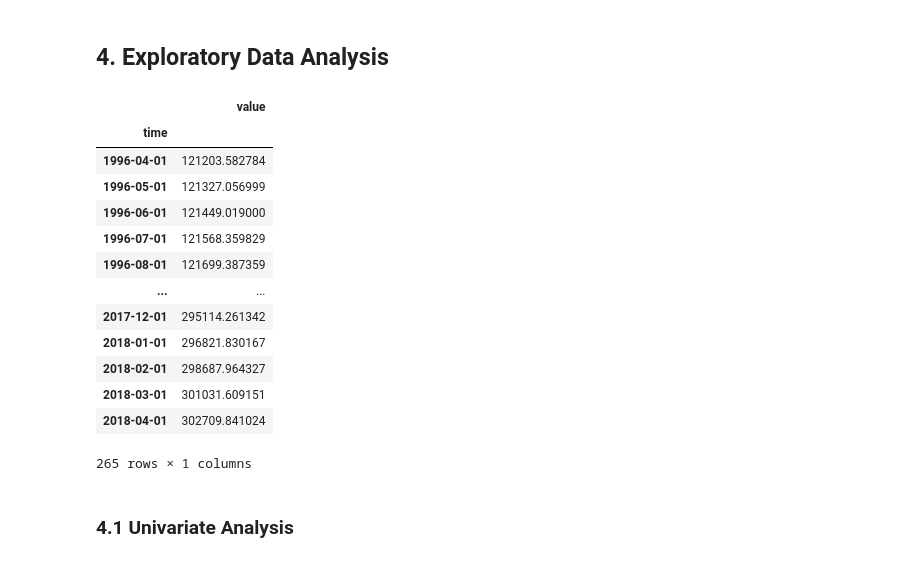
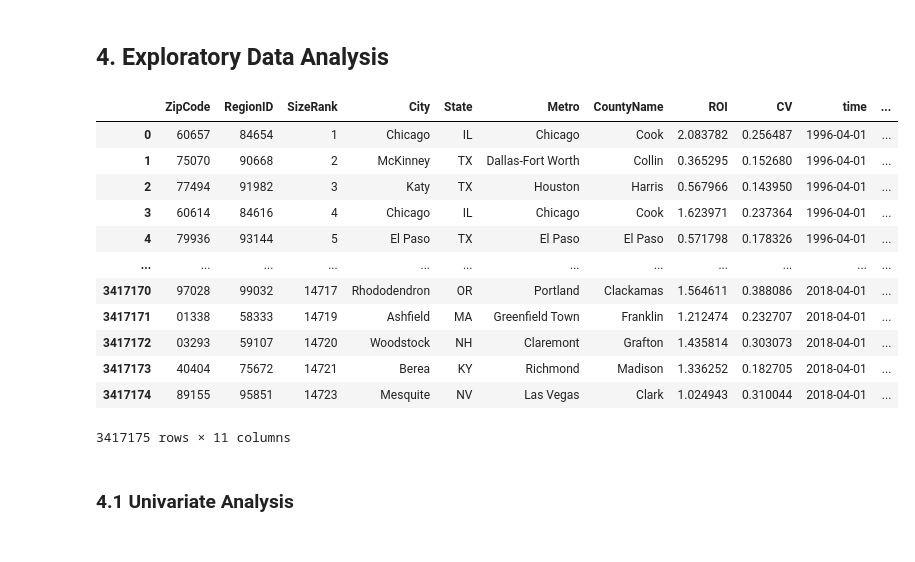
Before and after one commit to HersiYussuf/Phase-5-Project, a Jupyter notebook: Untitled.ipynb, the cells around one changed output. Drawn from its saved outputs; the diff is of its cells as text; code cells hidden in the pictures.

Commit message:
univariate analysis

```diff
--- a/Untitled.ipynb
+++ b/Untitled.ipynb
@@ -264,0 +265,3 @@ pandas.core.frame.DataFrame
+# %%
+# The zipcodes need to be 5 digits long, so a zero will be added to the ones that have four digits
+df['ZipCode'] = df['ZipCode'].str.zfill(5)
@@ -264,0 +271,15 @@ pandas.core.frame.DataFrame
+# %%
+# Calculating and creating a new column - ROI
+df['ROI'] = (df['2018-04'] / df['1996-04']) - 1
+
+# Calculating standard deviation (std) to be used for CV
+df["std"] = df.loc[:, "1996-04":"2018-04"].std(skipna=True, axis=1)
+
+# Calculating mean to be used for CV
+df["mean"] = df.loc[:, "1996-04":"2018-04"].mean(skipna=True, axis=1)
+
+# Calculating and creating a new column - CV
+df["CV"] = df['std'] / df["mean"]
+
+# Dropping std and mean columns as they are not necessary for analysis
+df.drop(["std", "mean"], inplace=True, axis=1)
@@ -265,30 +302,31 @@ pandas.core.frame.DataFrame
 # %% [markdown]
 ## 4. Exploratory Data Analysis
+# %%
+melted_df = df.copy()
 # %%
 def melt_data(df):
 
-    melted = pd.melt(df, id_vars=['ZipCode', 'RegionID', 'SizeRank', 'City', 'State', 'Metro', 'CountyName'], var_name='time')
+    melted = pd.melt(df, id_vars=['ZipCode', 'RegionID', 'SizeRank', 'City', 'State', 'Metro', 'CountyName','ROI','CV'], var_name='time')
     melted['time'] = pd.to_datetime(melted['time'], infer_datetime_format=True)
     melted = melted.dropna(subset=['value'])
-    return melted.groupby('time').aggregate({'value':'mean'})
+    return melted #.groupby('time').aggregate({'value':'mean'})
 
-melted_df = melt_data(df)
+melted_df = melt_data(melted_df)
 melted_df
 # %% [output]
-|  | value |
-| time |  |
-| 1996-04-01 | 121203.582784 |
-| 1996-05-01 | 121327.056999 |
-| 1996-06-01 | 121449.019000 |
-| 1996-07-01 | 121568.359829 |
-| 1996-08-01 | 121699.387359 |
-| ... | ... |
-| 2017-12-01 | 295114.261342 |
-| 2018-01-01 | 296821.830167 |
-| 2018-02-01 | 298687.964327 |
-| 2018-03-01 | 301031.609151 |
-| 2018-04-01 | 302709.841024 |
+|  | ZipCode | RegionID | SizeRank | City | State | Metro | CountyName | ROI | CV | time | ... |
+| 0 | 60657 | 84654 | 1 | Chicago | IL | Chicago | Cook | 2.083782 | 0.256487 | 1996-04-01 | ... |
+| 1 | 75070 | 90668 | 2 | McKinney | TX | Dallas-Fort Worth | Collin | 0.365295 | 0.152680 | 1996-04-01 | ... |
+| 2 | 77494 | 91982 | 3 | Katy | TX | Houston | Harris | 0.567966 | 0.143950 | 1996-04-01 | ... |
+| 3 | 60614 | 84616 | 4 | Chicago | IL | Chicago | Cook | 1.623971 | 0.237364 | 1996-04-01 | ... |
+| 4 | 79936 | 93144 | 5 | El Paso | TX | El Paso | El Paso | 0.571798 | 0.178326 | 1996-04-01 | ... |
+| ... | ... | ... | ... | ... | ... | ... | ... | ... | ... | ... | ... |
+| 3417170 | 97028 | 99032 | 14717 | Rhododendron | OR | Portland | Clackamas | 1.564611 | 0.388086 | 2018-04-01 | ... |
+| 3417171 | 01338 | 58333 | 14719 | Ashfield | MA | Greenfield Town | Franklin | 1.212474 | 0.232707 | 2018-04-01 | ... |
+| 3417172 | 03293 | 59107 | 14720 | Woodstock | NH | Claremont | Grafton | 1.435814 | 0.303073 | 2018-04-01 | ... |
+| 3417173 | 40404 | 75672 | 14721 | Berea | KY | Richmond | Madison | 1.336252 | 0.182705 | 2018-04-01 | ... |
+| 3417174 | 89155 | 95851 | 14723 | Mesquite | NV | Las Vegas | Clark | 1.024943 | 0.310044 | 2018-04-01 | ... |
-265 rows × 1 columns
+3417175 rows × 11 columns
 # %% [markdown]
 ### 4.1 Univariate Analysis
 # %%
```
Also changed, not shown: parts of 9 cells of this notebook.
